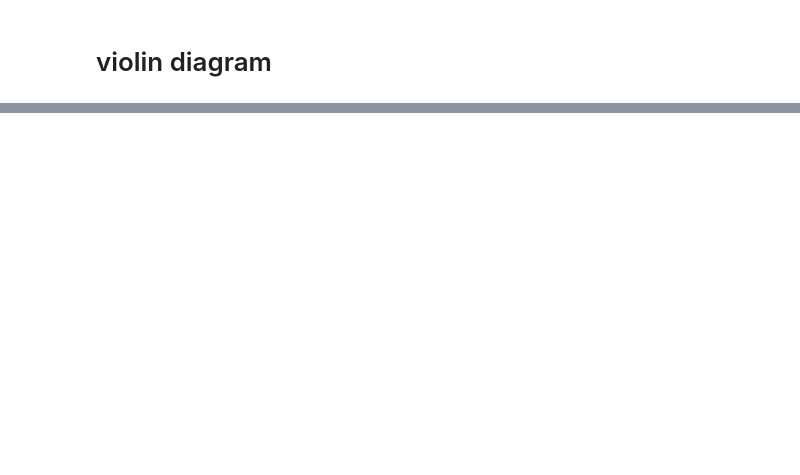
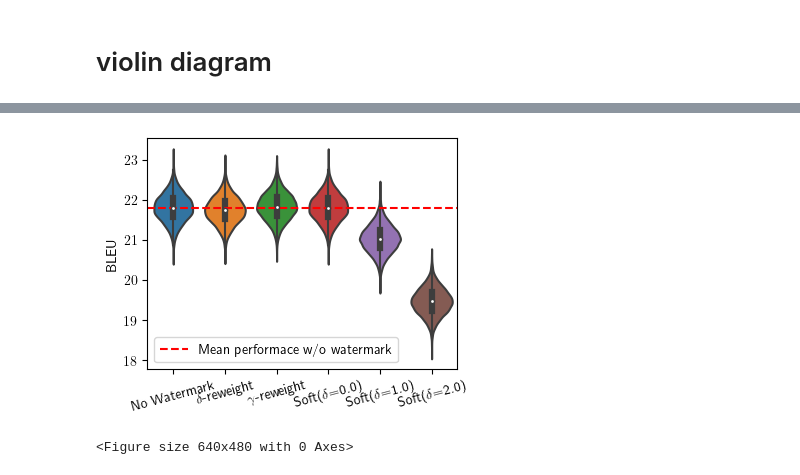
Before and after one commit to xiaoniu-578fa6bff964d005/UnbiasedWatermark, a Jupyter notebook: plot.ipynb, the cells around one changed output, grey strips where cells are left out. Drawn from its saved outputs; the diff is of its cells as text; code cells hidden in the pictures; blank space fills up the shorter version.

```diff
--- a/plot.ipynb
+++ b/plot.ipynb
@@ -180,0 +271,28 @@ plt.savefig("figures/Violin_MT.pdf", format="pdf")
+# %%
+# plot_sample_df(mtdf, "bertscore.f1", "F1", show_wp=show_wp, show_mean=True)
+# plt.ylim(0.2, 1.0)
+# plot_sample_df(mtdf, "bertscore.precision", "Precision", show_wp=show_wp, show_mean=True)
+# plt.ylim(0.1, 1.0)
+# plot_sample_df(mtdf, "bertscore.recall", "Recall", show_wp=show_wp, show_mean=True)
+# plt.ylim(0.1, 1.0)
+
+plt.show()
+# plt.savefig("figures/Violin_MT.pdf", format="pdf")
+fig_scale = 1
+plt.figure(figsize=(4 * fig_scale, 3 * fig_scale))
+plot_sample_df(
+    mtbsdf[~mtbsdf.show_wp_name.str.contains("woh")],
+    "bleu",
+    "BLEU",
+    show_wp=filter(lambda x: "woh" not in x, show_wp),
+    show_mean=True,
+)
+plt.show()
+plt.savefig(
+    "figures/Violin_MT_BLEU.pdf",
+    format="pdf",
+    show_wp=show_wp,
+)
+# %% [output]
+[figure, added]
+<Figure size 640x480 with 0 Axes>
```
Also changed, not shown: parts of 11 cells of this notebook.
